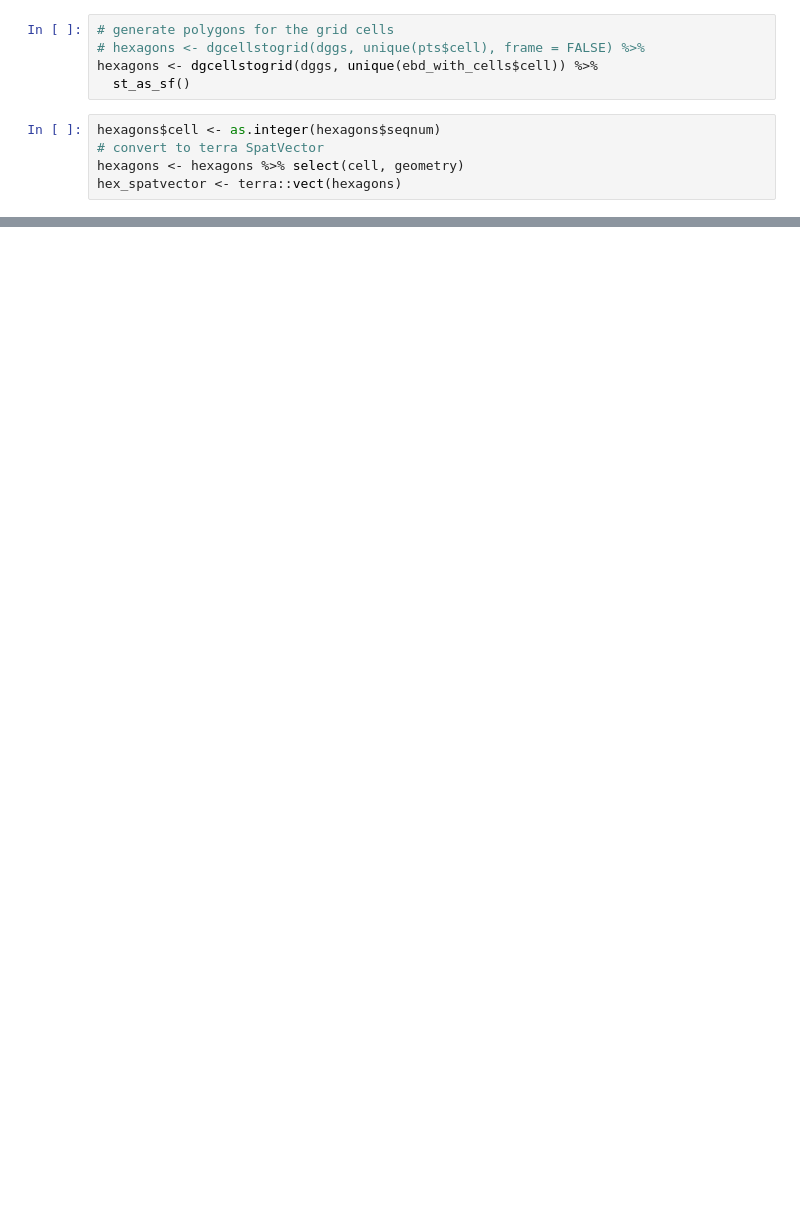
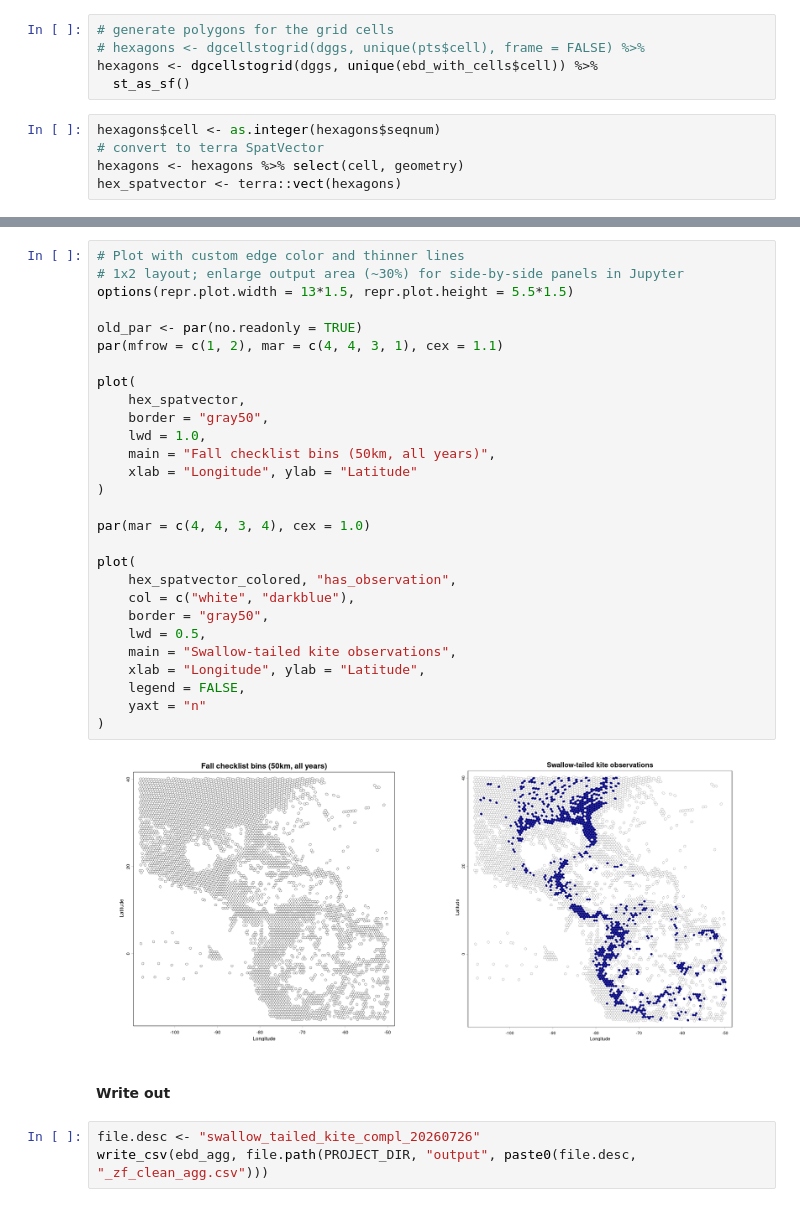
Before and after one commit to jbowen102/CS416_Narrative_Vis_project, a Jupyter notebook: eBird_data_extract.ipynb, the cells around one changed output, grey strips where cells are left out. Drawn from its saved outputs; the diff is of its cells as text; blank space fills up the shorter version.

```diff
--- a/eBird_data_extract.ipynb
+++ b/eBird_data_extract.ipynb
@@ -459,0 +496,35 @@ tibble [4,107 × 6] (S3: tbl_df/tbl/data.frame)
+# %%
+# Plot with custom edge color and thinner lines
+# 1x2 layout; enlarge output area (~30%) for side-by-side panels in Jupyter
+options(repr.plot.width = 13*1.5, repr.plot.height = 5.5*1.5)
+
+old_par <- par(no.readonly = TRUE)
+par(mfrow = c(1, 2), mar = c(4, 4, 3, 1), cex = 1.1)
+
+plot(
+    hex_spatvector,
+    border = "gray50",
+    lwd = 1.0,
+    main = "Fall checklist bins (50km, all years)",
+    xlab = "Longitude", ylab = "Latitude"
+)
+
+par(mar = c(4, 4, 3, 4), cex = 1.0)
+
+plot(
+    hex_spatvector_colored, "has_observation",
+    col = c("white", "darkblue"),
+    border = "gray50",
+    lwd = 0.5,
+    main = "Swallow-tailed kite observations",
+    xlab = "Longitude", ylab = "Latitude",
+    legend = FALSE,
+    yaxt = "n"
+)
+# %% [output]
+[figure, added]
+# %% [markdown]
+#### Write out
+# %%
+file.desc <- "swallow_tailed_kite_compl_20260726"
+write_csv(ebd_agg, file.path(PROJECT_DIR, "output", paste0(file.desc, "_zf_clean_agg.csv")))
```
Also changed, not shown: parts of 28 cells of this notebook.
